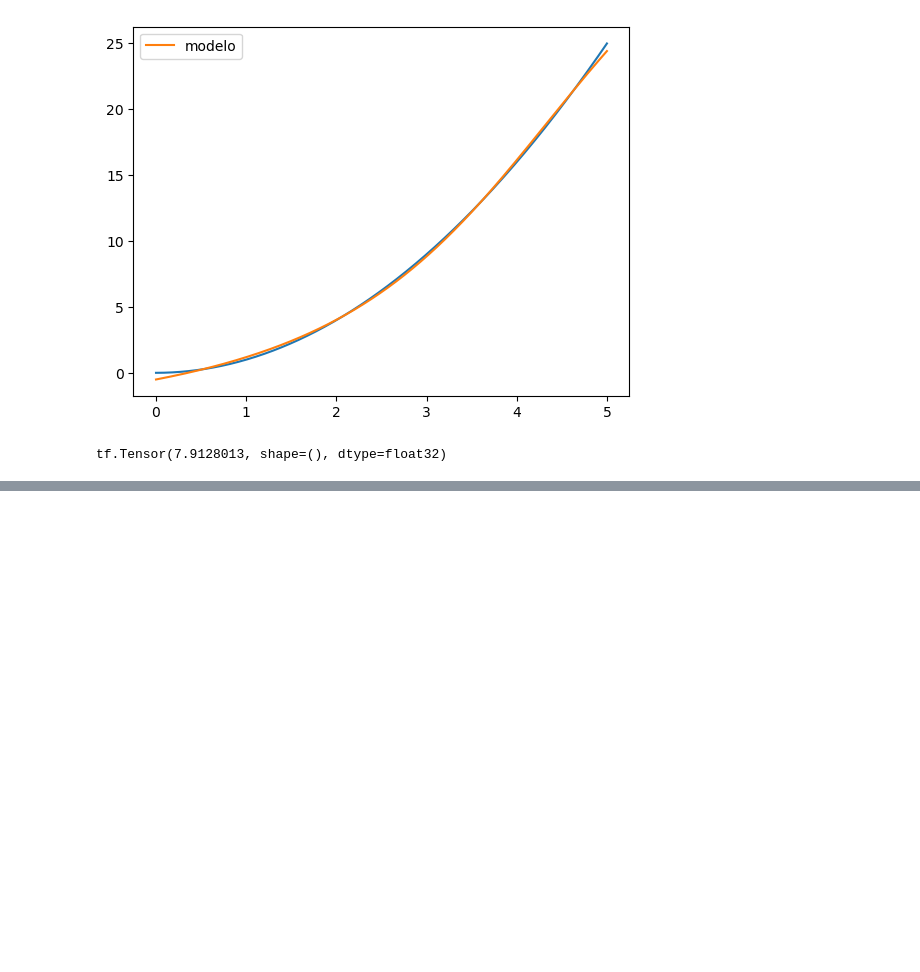
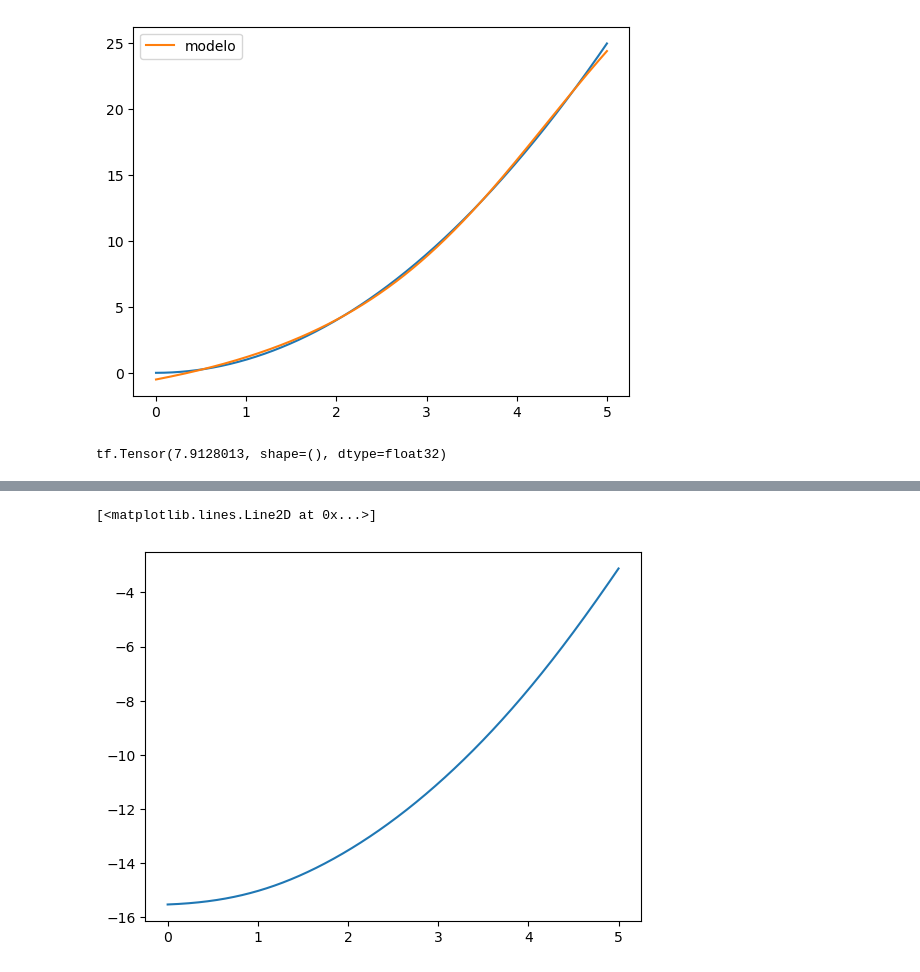
Before and after one commit to mickpires/machine-learning, a Jupyter notebook: codigos/tensorflow_learning/functional.ipynb, the cells around one changed output, grey strips where cells are left out. Cells and saved outputs as stored; diff of their text form; code cells hidden in the pictures; blank space fills up the shorter version.

```diff
--- a/codigos/tensorflow_learning/functional.ipynb
+++ b/codigos/tensorflow_learning/functional.ipynb
@@ -269,0 +301,3 @@ plt.legend()
+# %%
+plt.plot(x,model.predict(x))
+# %% [output]
@@ -270 +305,3 @@ plt.legend()
+[<matplotlib.lines.Line2D at 0x...>]
+[figure, added]
 # %%
```
Also changed, not shown: parts of 9 cells of this notebook, 3 other files.
